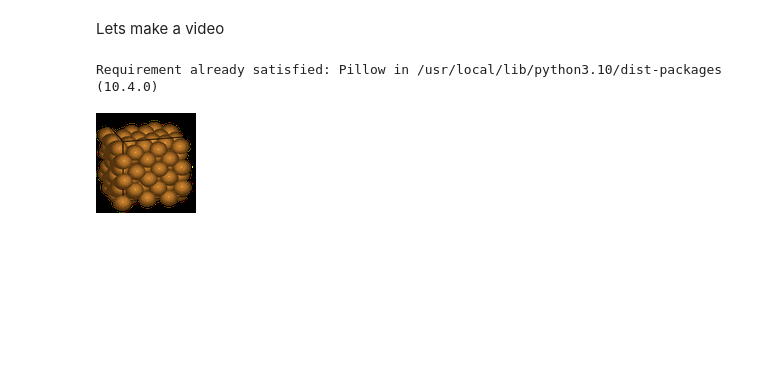
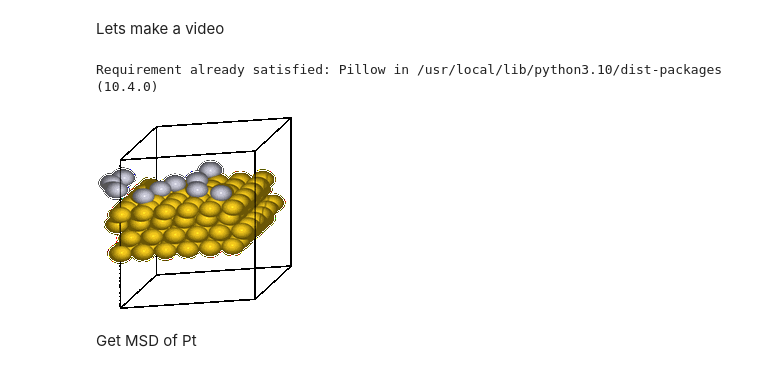
Before and after one commit to s-choung/Simulation_tutorials, a Jupyter notebook: handson6_MD_simulation2.ipynb, the cells around one changed output. Drawn from its saved outputs; the diff is of its cells as text; code cells hidden in the pictures; blank space fills up the shorter version.

```diff
--- a/handson6_MD_simulation2.ipynb
+++ b/handson6_MD_simulation2.ipynb
@@ -365,7 +501,7 @@ from PIL import Image
 from ase.io import write
 from IPython.display import display, Image as IPImage
 
-def visual4gif(structure, file_name, max_size=(100, 100), stretch_y=1.0, rotation='15z,-70x', png_save_path='./'):
+def visual4gif(structure, file_name, max_size=(200, 200), stretch_y=1.0, rotation='15z,-70x', png_save_path='./'):
     renderer = write('./temp.pov', structure, rotation=rotation)
     renderer.render()
     image_path = './temp.png'
@@ -378,32 +514,34 @@ def visual4gif(structure, file_name, max_size=(100, 100), stretch_y=1.0, rotatio
     img.save(os.path.join(png_save_path, file_name))
 
     # Clean up temporary files
     files = ['./temp.ini', './temp.pov', './temp.png']
     for file in files:
         if os.path.isfile(file):
             os.remove(file)
 
 def png_to_gif(png_dir, gif_path, duration=200):
     # Find all PNG files in the directory
     png_files = sorted(glob.glob(os.path.join(png_dir, "frame*")))
     if not png_files:
         raise ValueError(f"No PNG files found in the directory: {png_dir}")
     with contextlib.ExitStack() as stack:
         imgs = [stack.enter_context(Image.open(png)) for png in png_files]
         first_img = imgs[0]
         first_img.save(fp=gif_path, format='GIF', append_images=imgs[1:],
                        save_all=True, duration=duration, loop=0)
     display(IPImage(filename=gif_path))
 
 def visualize_trajectory(trajectory, png_save_path='./output/', gif_path='./output/animation.gif', duration=200):
     os.makedirs(png_save_path, exist_ok=True)
     for i, atoms in enumerate(trajectory):
         file_name = f"frame_{i:02d}.png"  # Use 4 digits for frame numbering
         visual4gif(atoms, file_name, png_save_path=png_save_path)
     png_to_gif(png_save_path, gif_path, duration)
 
 
-trajectory = Trajectory("./300K.traj")
+trajectory = Trajectory("./test.traj")
 visualize_trajectory(trajectory, png_save_path='./output/', gif_path='./output/animation.gif', duration=200)
 # %% [output]
-[figure, old version]
+[figure, new version]
+# %% [markdown]
+Get MSD of Pt
```
Also changed, not shown: parts of 9 cells of this notebook.
